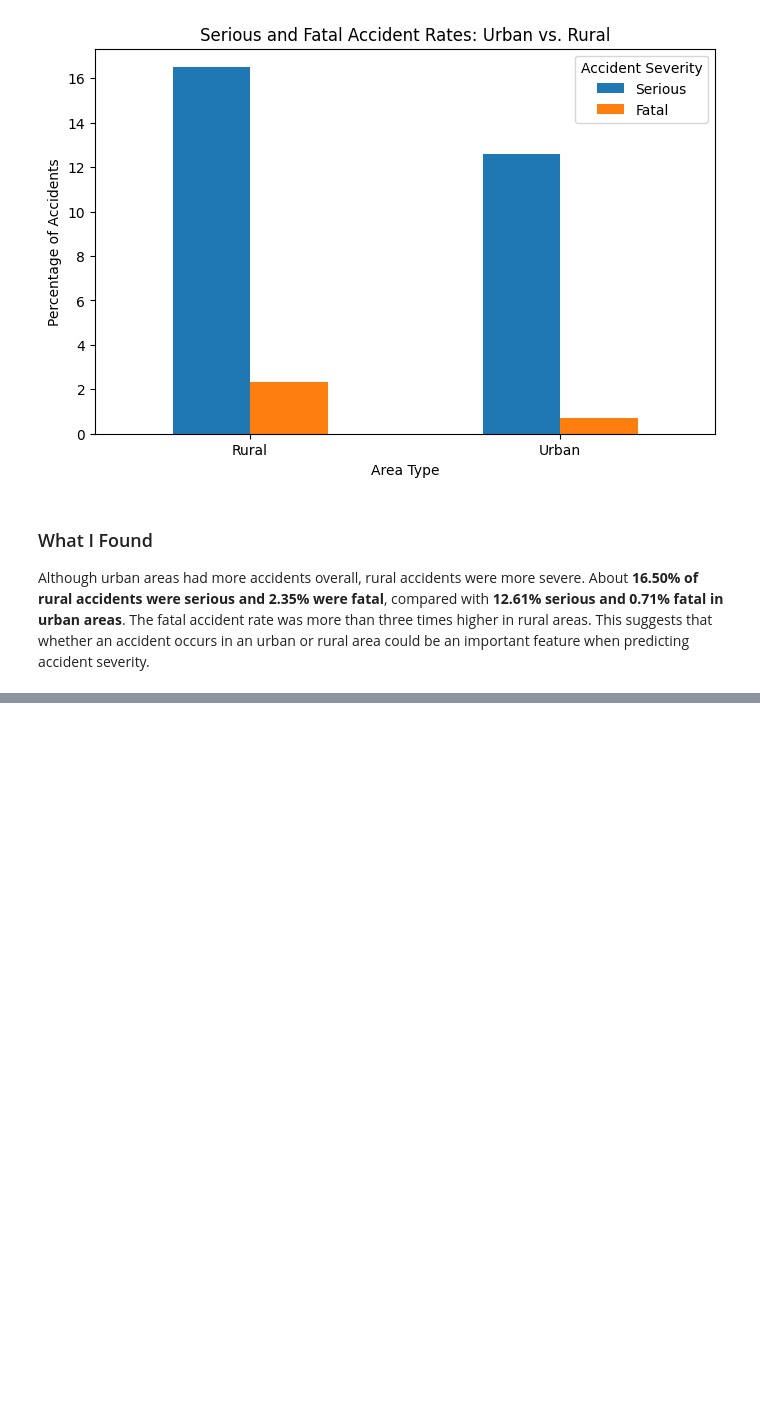
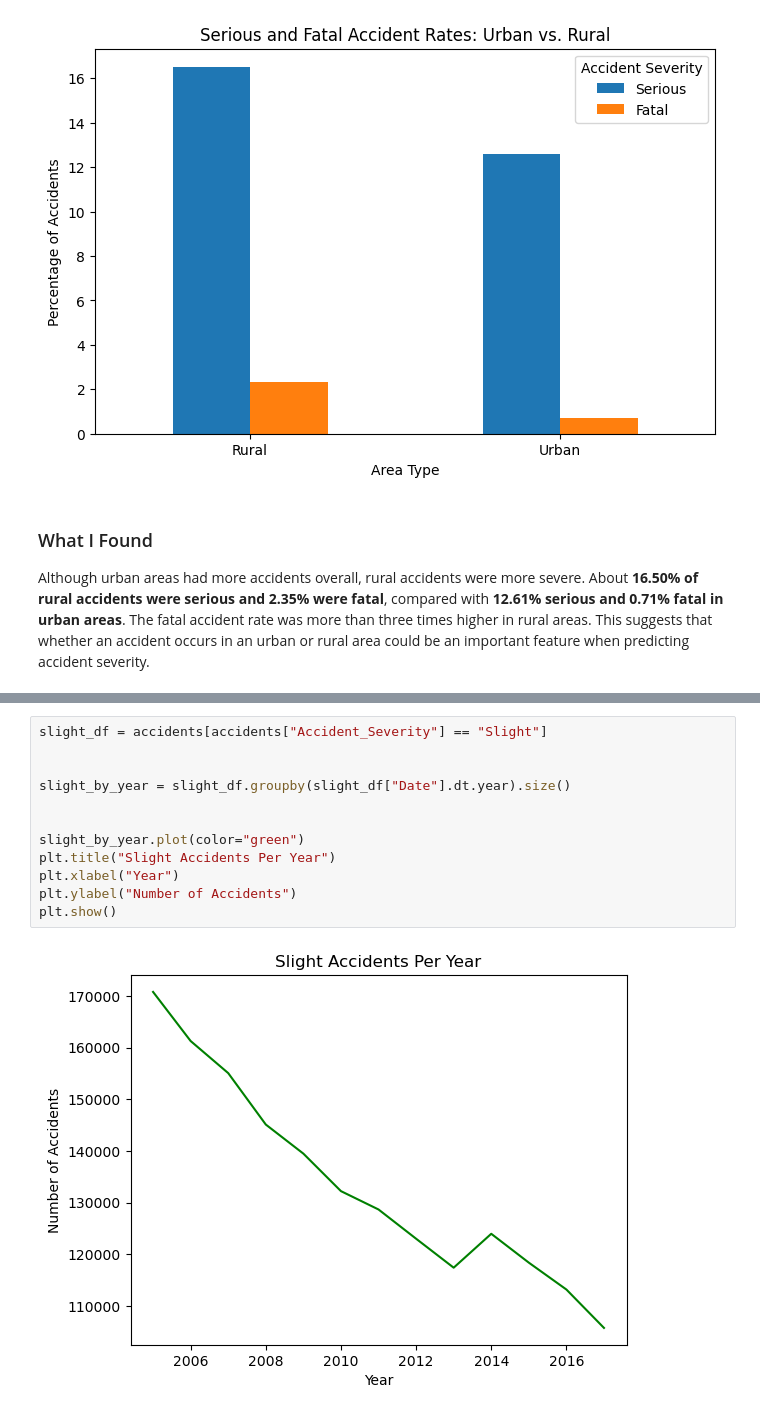
Before and after one commit to AmiJoba22/uk_road_safety_datapipe, a Jupyter notebook: notebooks/main_eda.ipynb, the cells around one changed output, grey strips where cells are left out. Cells and saved outputs as stored; diff of their text form; blank space fills up the shorter version.

```diff
--- a/notebooks/main_eda.ipynb
+++ b/notebooks/main_eda.ipynb
@@ -502,0 +766,14 @@ Although urban areas had more accidents overall, rural accidents were more sever
+# %%
+slight_df = accidents[accidents["Accident_Severity"] == "Slight"]
+
+
+slight_by_year = slight_df.groupby(slight_df["Date"].dt.year).size()
+
+
+slight_by_year.plot(color="green")
+plt.title("Slight Accidents Per Year")
+plt.xlabel("Year")
+plt.ylabel("Number of Accidents")
+plt.show()
+# %% [output]
+[figure, added]
```
Also changed, not shown: parts of 25 cells of this notebook, 1 other file.
